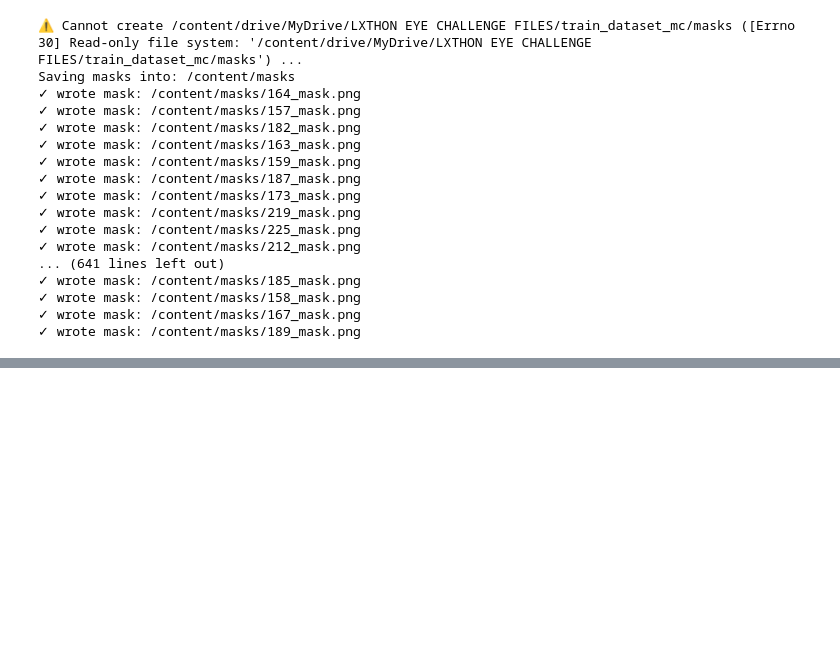
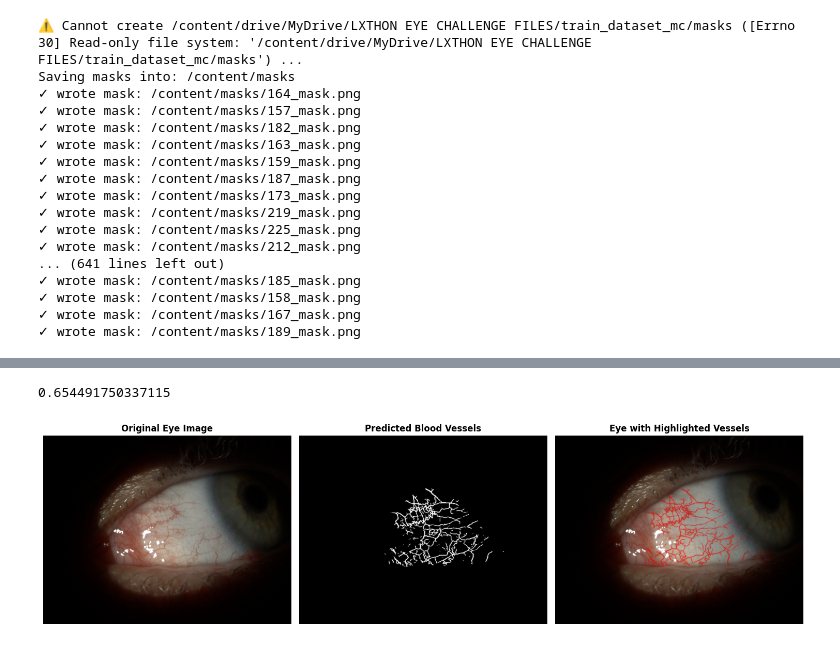
Before and after one commit to guilhermegranchopro/LXthon, a Jupyter notebook: notebooks/training/model_training.ipynb, the cells around one changed output, grey strips where cells are left out. Saved outputs shown, nothing was run; the diff lists cells and outputs as text; code cells hidden in the pictures; blank space fills up the shorter version.

```diff
--- a/notebooks/training/model_training.ipynb
+++ b/notebooks/training/model_training.ipynb
@@ -373,0 +661,4 @@ model.save(os.path.join(model_dir, 'best_unet_model.keras'))
+# %%
+mean_f1
+# %% [output]
+0.654491750337115
@@ -373,0 +782,7 @@ model.save(os.path.join(model_dir, 'best_unet_model.keras'))
+# %%
+image_path = '/content/drive/MyDrive/LXthon/LXTHON EYE CHALLENGE FILES-20250613T111124Z-1-001/LXTHON EYE CHALLENGE FILES/test_dataset_mc/eye_test/1000.png'
+result_img = '/content/drive/MyDrive/LXthon/predictions/1000.png'
+# %%
+fig = visualize_eye_blood_vessels(image_path, result_img)
+# %% [output]
+[figure, added]
```
Also changed, not shown: parts of 32 cells of this notebook.
